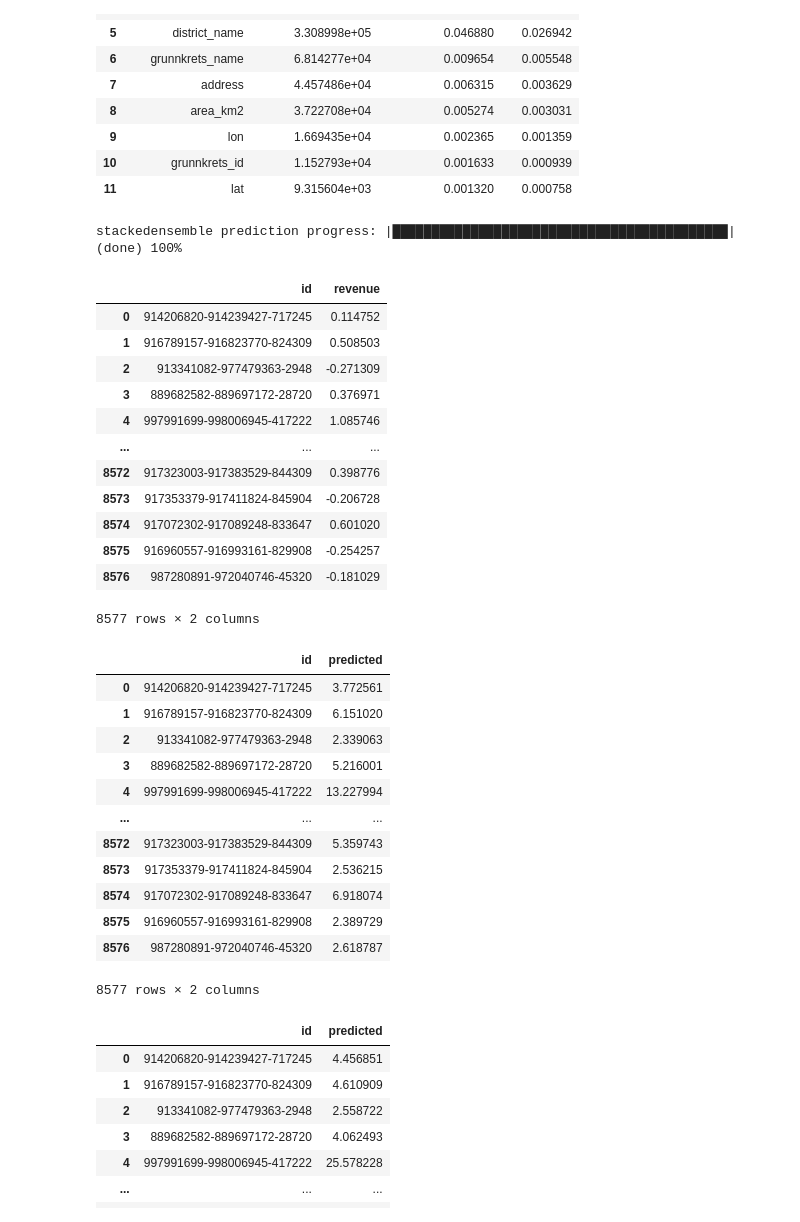
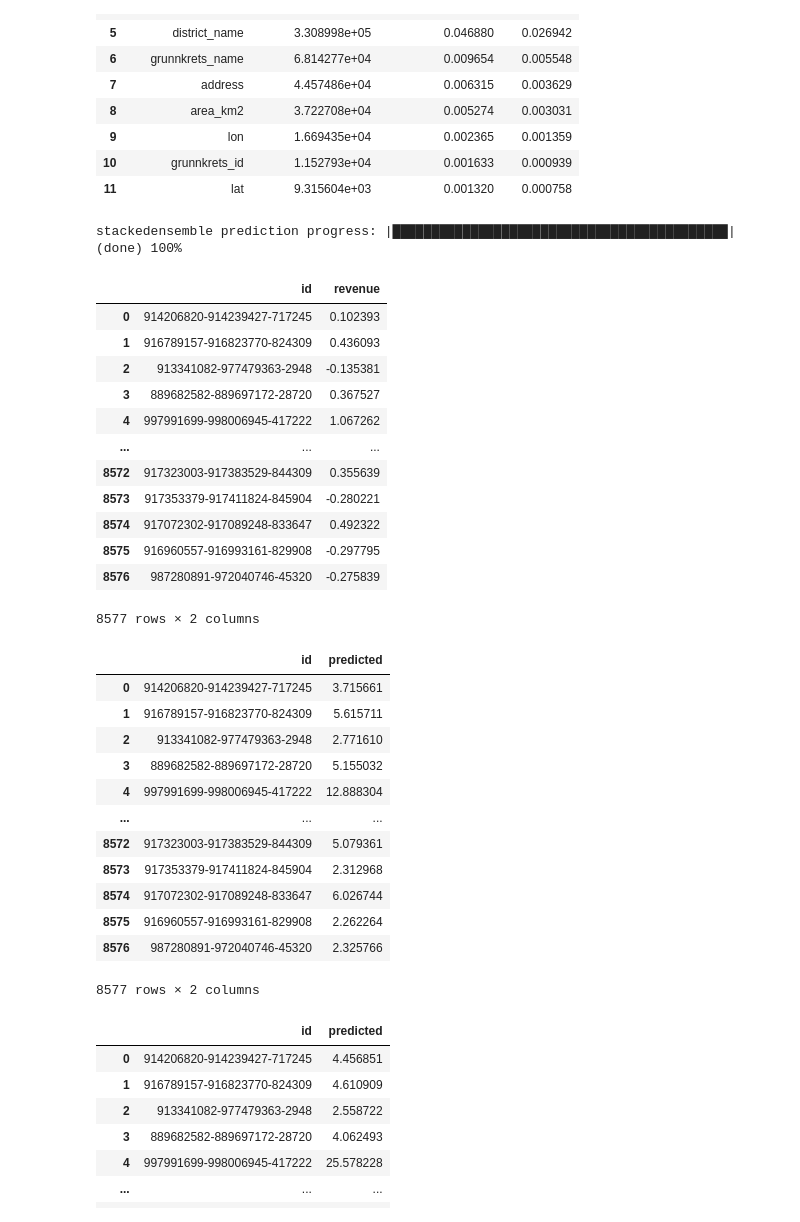
Before and after one commit to SimenQ/machine_learning, a Jupyter notebook: notebooks/Arash/h2o_model.ipynb, the cells around one changed output. Saved outputs shown, nothing was run; the diff lists cells and outputs as text; code cells hidden in the pictures.

```diff
--- a/notebooks/Arash/h2o_model.ipynb
+++ b/notebooks/Arash/h2o_model.ipynb
@@ -55,5 +55,5 @@ Checking whether there is an H2O instance running at http://localhost:54321 . co
 #stores_with_gk_income = pd.read_csv("C:/Users/aminp/OneDrive/Dokumenter/NTNU/4år/Machinelearning/machine_learning/data/train_data/stores_gk_income_train.csv")
 #stores_with_gk_income_testset = h2o.import_file("C:/Users/aminp/OneDrive/Dokumenter/NTNU/4år/Machinelearning/machine_learning/data/train_data/stores_gk_income_test.csv")
 
-train_df = pd.read_csv("C:/Users/aminp/OneDrive/Dokumenter/NTNU/4år/Machinelearning/machine_learning/data/train_data/new_stores_train.csv")
-test_df = pd.read_csv("C:/Users/aminp/OneDrive/Dokumenter/NTNU/4år/Machinelearning/machine_learning/data/train_data/new_stores_test.csv")
+train_df = pd.read_csv("C:/Users/aminp/OneDrive/Dokumenter/NTNU/4år/Machinelearning/machine_learning/data/train_data/new_train.csv")
+test_df = pd.read_csv("C:/Users/aminp/OneDrive/Dokumenter/NTNU/4år/Machinelearning/machine_learning/data/train_data/new_test.csv")
@@ -86,7 +85,8 @@ Parse progress: |█████████████████████
 # %%
-
-x_train = train.drop([0], axis = 0)
-y_test = test.drop([0], axis = 0)
+train_drop = train.drop(["store_name"],  axis = 1)
+test_drop = test.drop(["store_name"], axis = 1)
+x_train = train_drop.drop([0], axis = 0)
+y_test = test_drop.drop([0], axis = 0)
 # %%
 x_train
 # %% [output]
@@ -211,37 +198,37 @@ submission
 # %% [output]
 stackedensemble prediction progress: |███████████████████████████████████████████| (done) 100%
 |  | id | revenue |
-| 0 | 914206820-914239427-717245 | 0.114752 |
-| 1 | 916789157-916823770-824309 | 0.508503 |
-| 2 | 913341082-977479363-2948 | -0.271309 |
-| 3 | 889682582-889697172-28720 | 0.376971 |
-| 4 | 997991699-998006945-417222 | 1.085746 |
+| 0 | 914206820-914239427-717245 | 0.102393 |
+| 1 | 916789157-916823770-824309 | 0.436093 |
+| 2 | 913341082-977479363-2948 | -0.135381 |
+| 3 | 889682582-889697172-28720 | 0.367527 |
+| 4 | 997991699-998006945-417222 | 1.067262 |
 | ... | ... | ... |
-| 8572 | 917323003-917383529-844309 | 0.398776 |
-| 8573 | 917353379-917411824-845904 | -0.206728 |
-| 8574 | 917072302-917089248-833647 | 0.601020 |
-| 8575 | 916960557-916993161-829908 | -0.254257 |
-| 8576 | 987280891-972040746-45320 | -0.181029 |
+| 8572 | 917323003-917383529-844309 | 0.355639 |
+| 8573 | 917353379-917411824-845904 | -0.280221 |
+| 8574 | 917072302-917089248-833647 | 0.492322 |
+| 8575 | 916960557-916993161-829908 | -0.297795 |
+| 8576 | 987280891-972040746-45320 | -0.275839 |
 8577 rows × 2 columns
 # %%
 inverse_rev = pt.inverse_transform(submission[["revenue"]])
 submission["predicted"] = inverse_rev
 submit = submission.drop(["revenue"], axis = 1)
-submit.to_csv("new_stores_transformed.csv", index = False)
+submit.to_csv("new_transformation.csv", index = False)
 submit
 # %% [output]
 |  | id | predicted |
-| 0 | 914206820-914239427-717245 | 3.772561 |
-| 1 | 916789157-916823770-824309 | 6.151020 |
-| 2 | 913341082-977479363-2948 | 2.339063 |
-| 3 | 889682582-889697172-28720 | 5.216001 |
-| 4 | 997991699-998006945-417222 | 13.227994 |
+| 0 | 914206820-914239427-717245 | 3.715661 |
+| 1 | 916789157-916823770-824309 | 5.615711 |
+| 2 | 913341082-977479363-2948 | 2.771610 |
+| 3 | 889682582-889697172-28720 | 5.155032 |
+| 4 | 997991699-998006945-417222 | 12.888304 |
 | ... | ... | ... |
-| 8572 | 917323003-917383529-844309 | 5.359743 |
-| 8573 | 917353379-917411824-845904 | 2.536215 |
-| 8574 | 917072302-917089248-833647 | 6.918074 |
-| 8575 | 916960557-916993161-829908 | 2.389729 |
-| 8576 | 987280891-972040746-45320 | 2.618787 |
+| 8572 | 917323003-917383529-844309 | 5.079361 |
+| 8573 | 917353379-917411824-845904 | 2.312968 |
+| 8574 | 917072302-917089248-833647 | 6.026744 |
+| 8575 | 916960557-916993161-829908 | 2.262264 |
+| 8576 | 987280891-972040746-45320 | 2.325766 |
 8577 rows × 2 columns
 # %%
 best_of = pd.read_csv("C:/Users/aminp/OneDrive/Dokumenter/NTNU/4år/Machinelearning/machine_learning/notebooks/Arash/StackedEnsembleBestOfFamily.csv")
```
Also changed, not shown: parts of 7 cells of this notebook, 10 other files.
